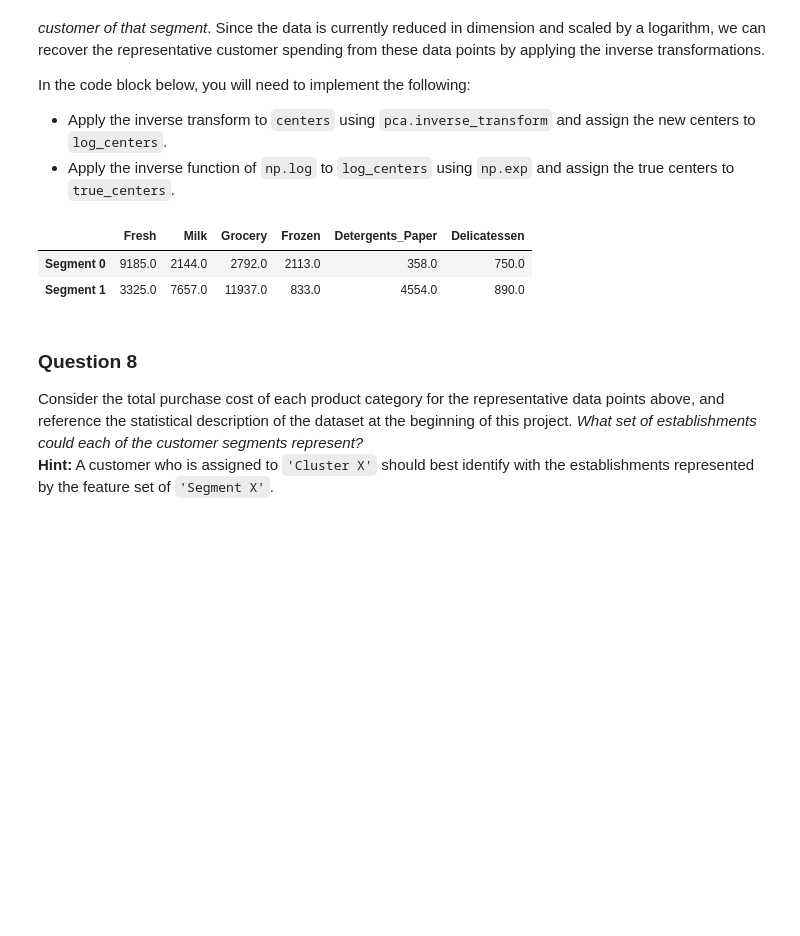
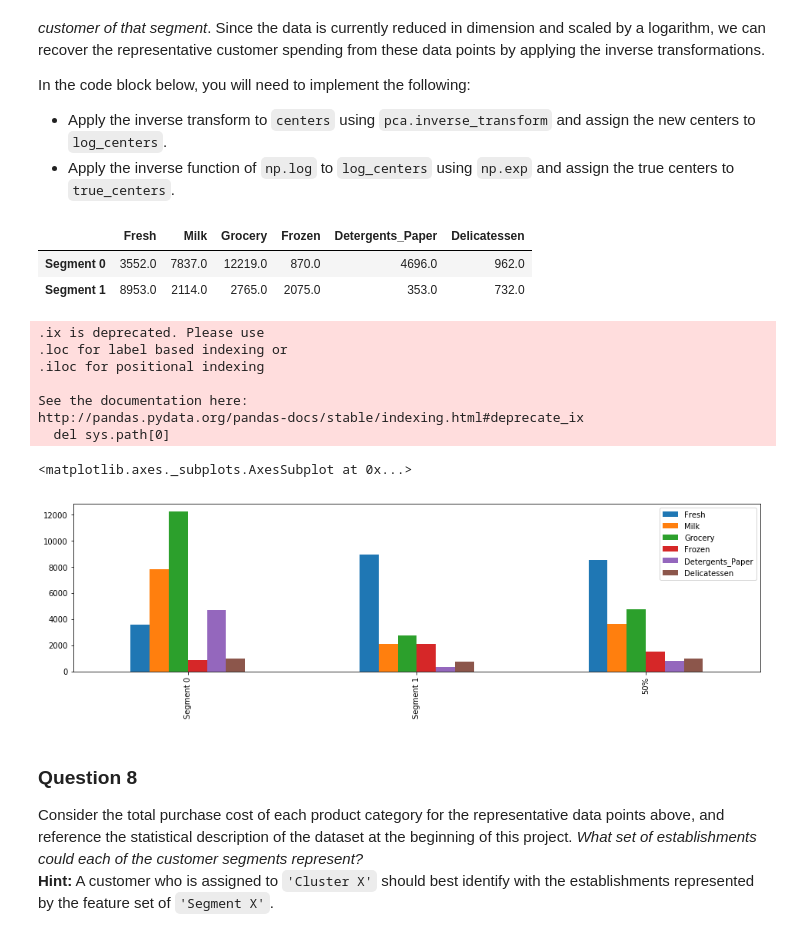
Before and after one commit to hboo/machine-learning, a Jupyter notebook: projects/customer_segments/customer_segments.ipynb, the cells around one changed output. Saved outputs shown, nothing was run; the diff lists cells and outputs as text; code cells hidden in the pictures; blank space fills up the shorter version.

```diff
--- a/projects/customer_segments/customer_segments.ipynb
+++ b/projects/customer_segments/customer_segments.ipynb
@@ -197,7 +197,7 @@ for feature in log_data.keys():
     display(log_data[~((log_data[feature] >= Q1 - step) & (log_data[feature] <= Q3 + step))])
 
 # OPTIONAL: Select the indices for data points you wish to remove
-outliers  = [65, 66, 75, 154]
+outliers  = [65, 66, 75, 128, 154]
 
 # Remove the outliers, if any were specified
 good_data = log_data.drop(log_data.index[outliers]).reset_index(drop = True)
@@ -439,19 +439,31 @@ In the code block below, you will need to implement the following:
 # %%
 # TODO: Inverse transform the centers
 log_centers = pca.inverse_transform(centers)
 
 # TODO: Exponentiate the centers
 true_centers = np.exp(log_centers)
 
 # Display the true centers
 segments = ['Segment {}'.format(i) for i in range(0,len(centers))]
 true_centers = pd.DataFrame(np.round(true_centers), columns = data.keys())
 true_centers.index = segments
 display(true_centers)
+
+true_centers = true_centers.append(data.describe().ix['50%'])
+true_centers.plot(kind = 'bar', figsize = (16, 4))
 # %% [output]
 |  | Fresh | Milk | Grocery | Frozen | Detergents_Paper | Delicatessen |
-| Segment 0 | 9185.0 | 2144.0 | 2792.0 | 2113.0 | 358.0 | 750.0 |
-| Segment 1 | 3325.0 | 7657.0 | 11937.0 | 833.0 | 4554.0 | 890.0 |
+| Segment 0 | 3552.0 | 7837.0 | 12219.0 | 870.0 | 4696.0 | 962.0 |
+| Segment 1 | 8953.0 | 2114.0 | 2765.0 | 2075.0 | 353.0 | 732.0 |
+.ix is deprecated. Please use
+.loc for label based indexing or
+.iloc for positional indexing
+
+See the documentation here:
+http://pandas.pydata.org/pandas-docs/stable/indexing.html#deprecate_ix
+  del sys.path[0]
+<matplotlib.axes._subplots.AxesSubplot at 0x...>
+[figure, added]
 # %% [markdown]
 ### Question 8
 Consider the total purchase cost of each product category for the representative data points above, and reference the statistical description of the dataset at the beginning of this project. *What set of establishments could each of the customer segments represent?*
```
Also changed, not shown: parts of 16 cells of this notebook, 1 other file.
